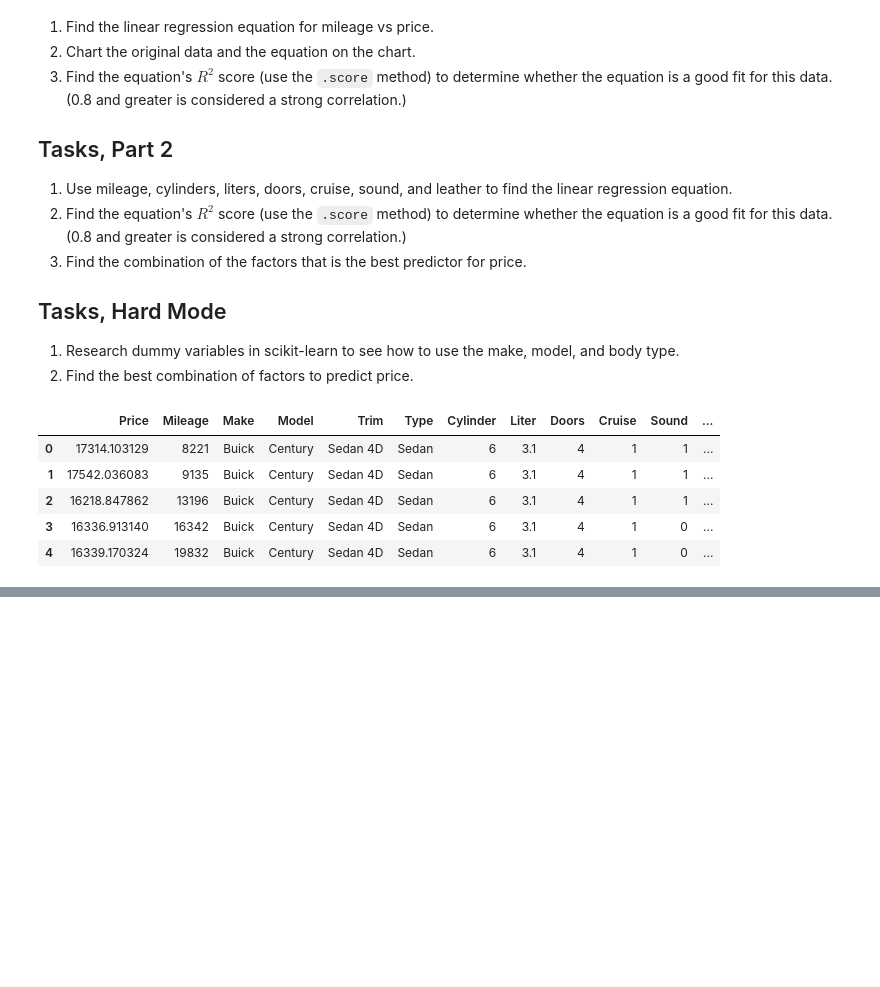
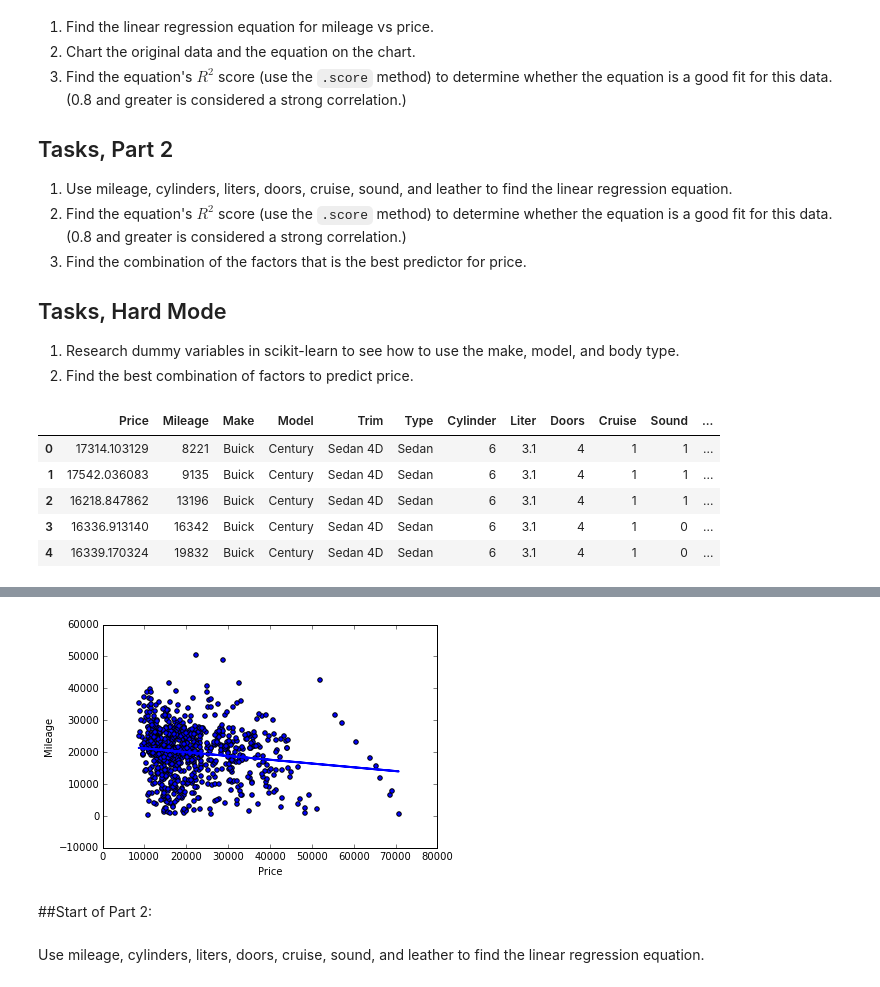
Before and after one commit to lancekrogers/linear-regression, a Jupyter notebook: How Much is Your Car Worth.ipynb, the cells around one changed output, grey strips where cells are left out. Saved outputs shown, nothing was run; the diff lists cells and outputs as text; code cells hidden in the pictures; blank space fills up the shorter version.

```diff
--- a/How Much is Your Car Worth.ipynb
+++ b/How Much is Your Car Worth.ipynb
@@ -92,0 +97,13 @@ def linear_least_squares(df, fn):
+# %%
+plt.scatter(price, mile)
+plt.xlabel('Price')
+plt.ylabel('Mileage')
+plt.plot(price, regrp.predict(price), linewidth=2)
+
+plt.show()
+# %% [output]
+[figure, added]
+# %% [markdown]
+##Start of Part 2:
+# %% [markdown]
+Use mileage, cylinders, liters, doors, cruise, sound, and leather to find the linear regression equation.
```
Also changed, not shown: parts of 17 cells of this notebook.
